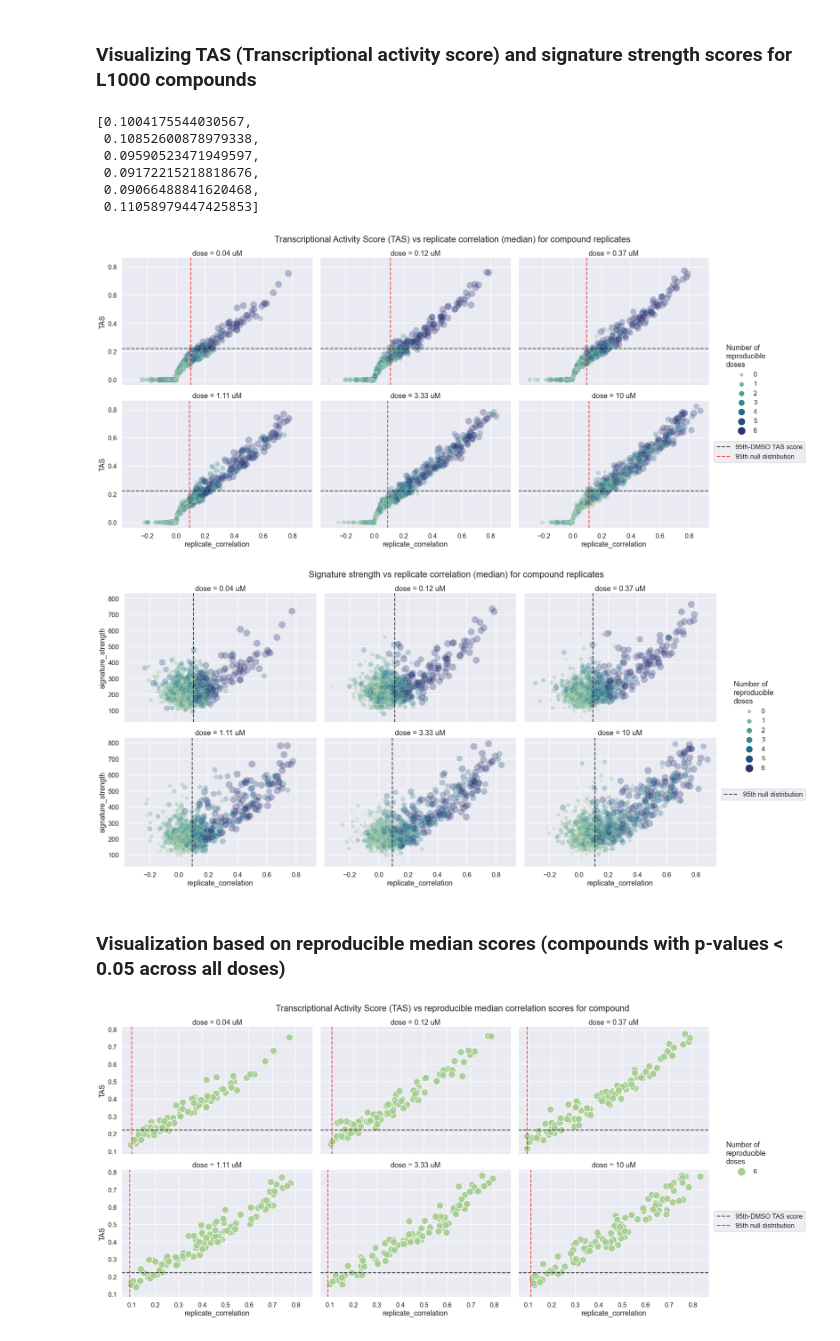
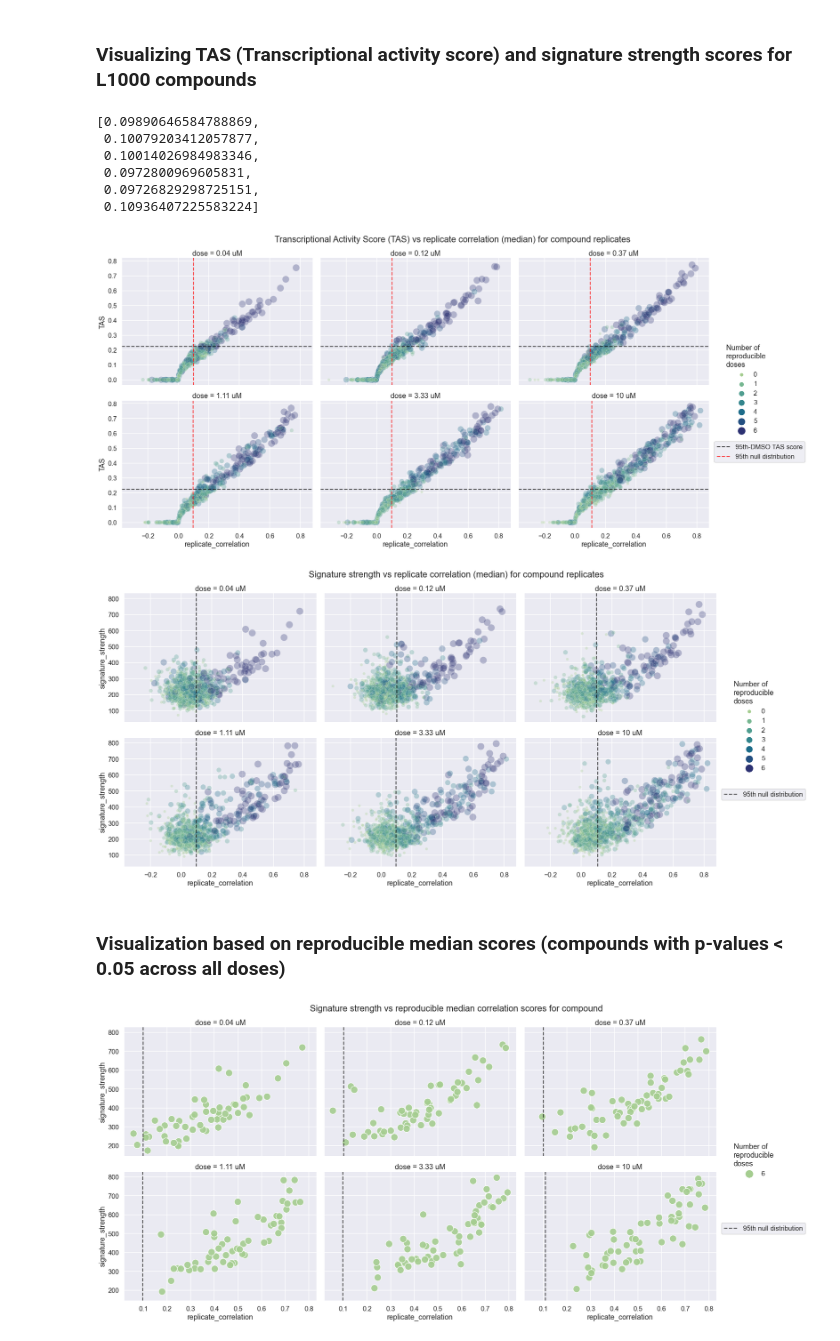
Before and after one commit to broadinstitute/lincs-profiling-complementarity, a Jupyter notebook: 1.Data-exploration/Profiles_level4/L1000/4.L10000_visualization.ipynb, the cells around one changed output. Cells and saved outputs as stored; diff of their text form; code cells hidden in the pictures.

```diff
--- a/1.Data-exploration/Profiles_level4/L1000/4.L10000_visualization.ipynb
+++ b/1.Data-exploration/Profiles_level4/L1000/4.L10000_visualization.ipynb
@@ -36,6 +37,6 @@ L1000_level4_path = 'L1000_lvl4_cpd_replicate_datasets'
 # %%
-df_cpd_median_scrs = pd.read_csv(os.path.join(L1000_level4_path, 'cpd_replicate_median_scores.csv'))
-df_null_p_vals = pd.read_csv(os.path.join(L1000_level4_path, 'cpd_replicate_p_values.csv'))
+df_cpd_median_scrs = pd.read_csv(os.path.join(L1000_level4_path, f'cpd_replicate_median_scores{l1000_file_indicator}.csv'))
+df_null_p_vals = pd.read_csv(os.path.join(L1000_level4_path, f'cpd_replicate_p_values{l1000_file_indicator}.csv'))
 # %%
 # Common compounds
 common_file = pathlib.Path(
@@ -51,16 +52,16 @@ print(len(common_compounds))
 # Subset to common compound measurements
 df_cpd_median_scrs = df_cpd_median_scrs.loc[df_cpd_median_scrs.cpd.isin(common_compounds), :]
 # %%
-df_level4 = pd.read_csv(os.path.join(L1000_level4_path, 'L1000_level4_cpd_replicates.csv.gz'),
+df_level4 = pd.read_csv(os.path.join(L1000_level4_path, f'L1000_level4{l1000_file_indicator.strip("_")}_cpd_replicates.csv.gz'),
                         compression='gzip',low_memory = False)
 
-with open(os.path.join(L1000_level4_path, 'null_distribution.pickle'), 'rb') as handle:
+with open(os.path.join(L1000_level4_path, f'null_distribution{l1000_file_indicator}.pickle'), 'rb') as handle:
     null_distribution_replicates = pickle.load(handle)
 
-with open(os.path.join(L1000_level4_path, 'null_dist_medians_per_dose.pickle'), 'rb') as handle:
+with open(os.path.join(L1000_level4_path, f'null_dist_medians_per_dose{l1000_file_indicator.lower()}.pickle'), 'rb') as handle:
     null_dist_med_L1000 = pickle.load(handle)
 # %%
-df_all_scores = pd.read_csv(os.path.join(L1000_level4_path, 'L1000_all_scores.csv'))
+df_all_scores = pd.read_csv(os.path.join(L1000_level4_path, f'L1000_all_scores{l1000_file_indicator}.csv'))
 
 with open(os.path.join(L1000_level4_path, 'L1000_dmso_95_percentile_TAS.pickle'), 'rb') as handle:
     dmso_95_pctile = pickle.load(handle)
@@ -356,12 +357,12 @@ L1000_95pct = [np.percentile(null_dist_med_L1000[keys],95) for keys in null_dist
 # %%
 L1000_95pct
 # %% [output]
-[0.1004175544030567,
- 0.10852600878979338,
- 0.09590523471949597,
- 0.09172215218818676,
- 0.09066488841620468,
- 0.11058979447425853]
+[0.09890646584788869,
+ 0.10079203412057877,
+ 0.10014026984983346,
+ 0.0972800969605831,
+ 0.09726829298725151,
+ 0.10936407225583224]
 # %%
 def plot_tas_vs_corr(df, title, L1000_95pct, dmso_95pct, path, file_name, alp = 0.3, size =(50,300)):
 
@@ -388,9 +389,9 @@ def plot_tas_vs_corr(df, title, L1000_95pct, dmso_95pct, path, file_name, alp =
 # %%
 plot_tas_vs_corr(df_all_scores,
                  "Transcriptional Activity Score (TAS) vs replicate correlation (median) for compound replicates",
-                 L1000_95pct, dmso_95_pctile, 'L1000_figures', 'TAS_vs_median_corr.png')
+                 L1000_95pct, dmso_95_pctile, 'L1000_figures', f'TAS_vs_median_corr{l1000_file_indicator}.png')
 # %% [output]
-[figure, old version]
+[figure, new version]
 # %%
 def plot_ss_vs_corr(df, title, L1000_95pct, path, file_name, alp = 0.3, size =(50,300)):
 
@@ -415,14 +416,13 @@ def plot_ss_vs_corr(df, title, L1000_95pct, path, file_name, alp = 0.3, size =(5
     plt.show()
 # %%
 plot_ss_vs_corr(df_all_scores, "Signature strength vs replicate correlation (median) for compound replicates",
-                L1000_95pct, 'L1000_figures', 'SS_vs_median_corr.png')
+                L1000_95pct, 'L1000_figures', f'SS_vs_median_corr{l1000_file_indicator}.png')
 # %% [output]
-[figure, old version]
+[figure, new version]
 # %% [markdown]
 ### Visualization based on reproducible median scores (compounds with p-values < 0.05 across all doses)
 # %%
-plot_tas_vs_corr(df_stat_vals,
-                 "Transcriptional Activity Score (TAS) vs reproducible median correlation scores for compound",
-                 L1000_95pct, dmso_95_pctile, 'L1000_figures', 'stat_TAS_vs_median_corr.png', alp = 0.9, size = (300,300))
+plot_ss_vs_corr(df_stat_vals, "Signature strength vs reproducible median correlation scores for compound",
+                L1000_95pct, 'L1000_figures', f'stat_SS_vs_median_corr{l1000_file_indicator}.png', alp = 0.9, size = (300,300))
 # %% [output]
-[figure, old version]
+[figure, new version]
```
Also changed, not shown: parts of 10 cells of this notebook, 35 other files.
